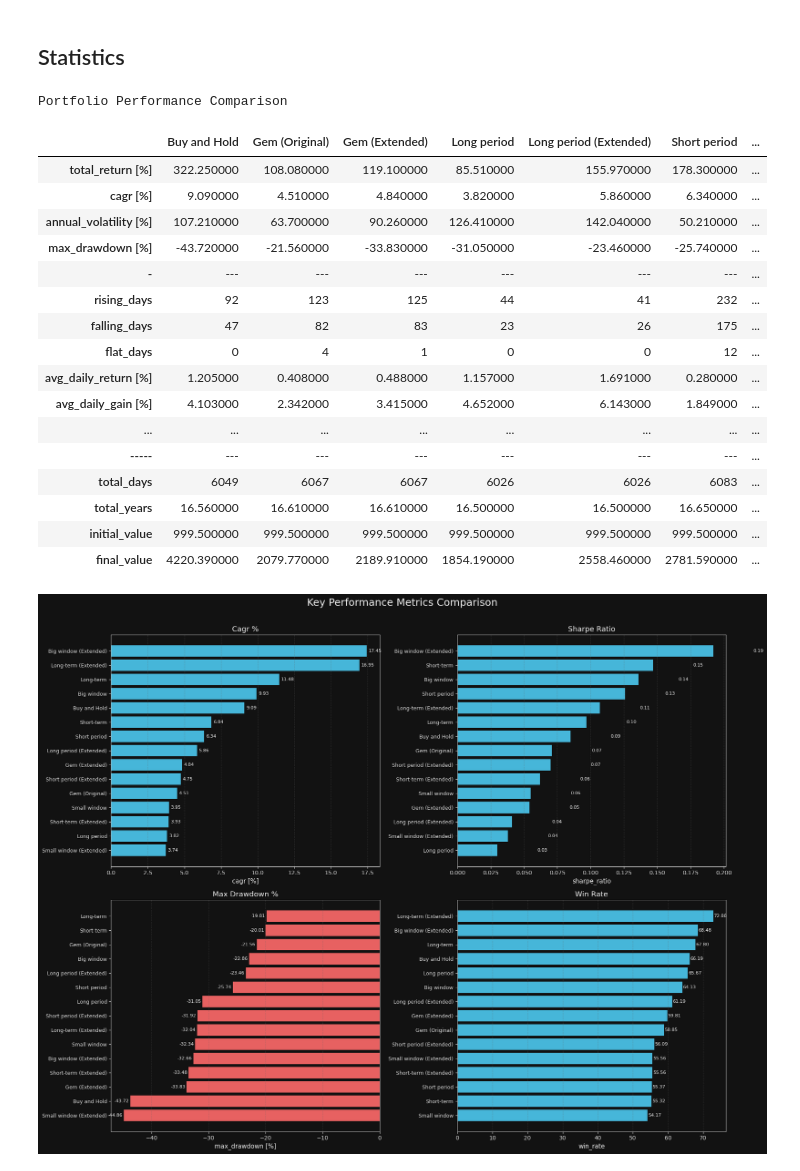
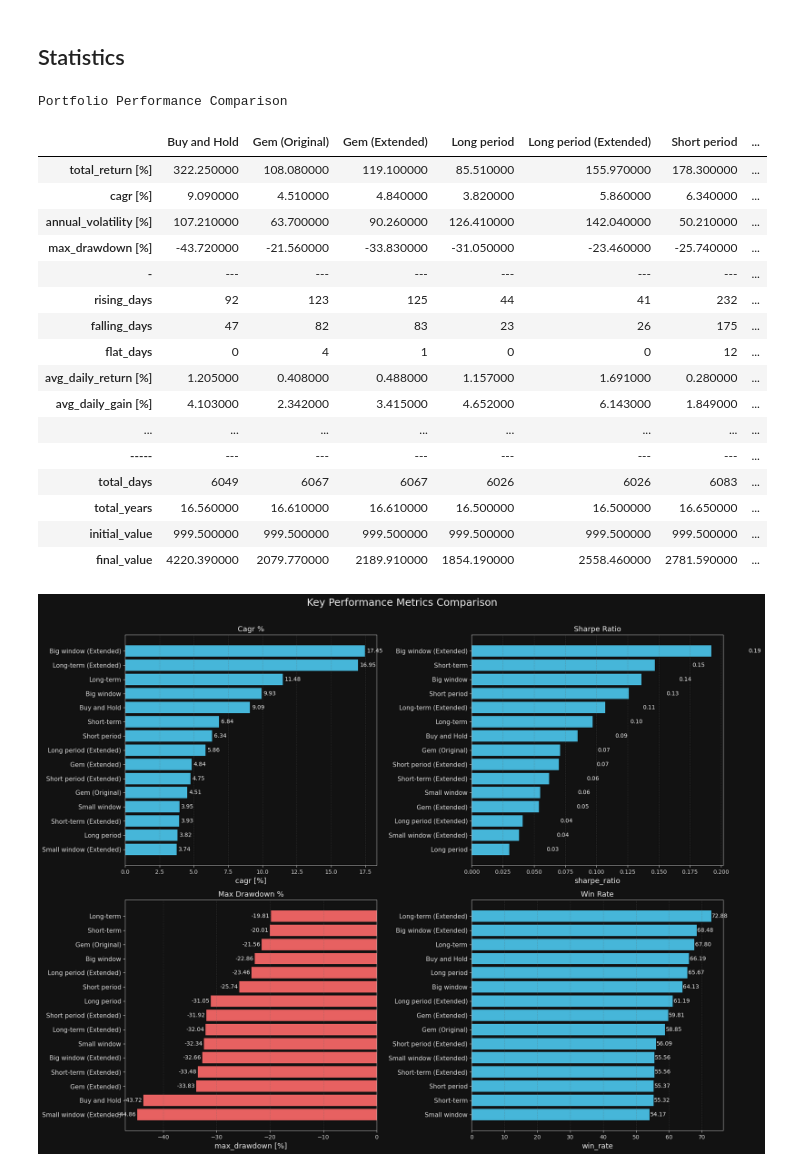
Before and after one commit to Azalurg/stock-market-research, a Jupyter notebook: 01_gem.ipynb, the cells around one changed output. Saved outputs shown, nothing was run; the diff lists cells and outputs as text; code cells hidden in the pictures.

```diff
--- a/01_gem.ipynb
+++ b/01_gem.ipynb
@@ -984,8 +846,8 @@ for i, metric in enumerate(key_metrics):
 
     bars = ax.barh(labels, values.values, color=colors, alpha=0.9)
     ax.set_title(metric.replace("[%]", "%").replace("_", " ").title(), fontsize=13)
-    ax.set_xlabel(metric, fontsize=11)
-    ax.tick_params(axis="y", labelsize=9)
+    ax.set_xlabel(metric, fontsize=13)
+    ax.tick_params(axis="y", labelsize=11)
     ax.grid(axis="x", linestyle="--", alpha=0.35)
 
     value_range = max(values.values) - min(values.values)
@@ -994,9 +856,9 @@ for i, metric in enumerate(key_metrics):
     for bar, v in zip(bars, values.values):
         y_pos = bar.get_y() + bar.get_height() / 2
         if v >= 0:
-            ax.text(v + x_pad, y_pos, f"{v:.2f}", va="center", fontsize=8)
+            ax.text(v + x_pad, y_pos, f"{v:.2f}", va="center", fontsize=10)
         else:
-            ax.text(v - x_pad, y_pos, f"{v:.2f}", va="center", ha="right", fontsize=8)
+            ax.text(v - x_pad, y_pos, f"{v:.2f}", va="center", ha="right", fontsize=10)
 
 plt.tight_layout(rect=[0, 0, 1, 0.97])
 plt.show()
@@ -1043,32 +905,32 @@ for i, txt in enumerate(labels):
         fontsize=11,
         bbox=dict(
             boxstyle="round,pad=0.15", facecolor="#1e1e1e", alpha=0.6, edgecolor="none"
         ),
     )
 
 ax.grid(True, alpha=0.3)
 plt.tight_layout()
 if SAVE_PLOTS:
     plt.savefig("risk_return_scatter.png", dpi=600, bbox_inches="tight")
 plt.show()
 # %% [output]
 Portfolio Performance Comparison
 |  | Buy and Hold | Gem (Original) | Gem (Extended) | Long period | Long period (Extended) | Short period | ... |
 | total_return [%] | 322.250000 | 108.080000 | 119.100000 | 85.510000 | 155.970000 | 178.300000 | ... |
 | cagr [%] | 9.090000 | 4.510000 | 4.840000 | 3.820000 | 5.860000 | 6.340000 | ... |
 | annual_volatility [%] | 107.210000 | 63.700000 | 90.260000 | 126.410000 | 142.040000 | 50.210000 | ... |
 | max_drawdown [%] | -43.720000 | -21.560000 | -33.830000 | -31.050000 | -23.460000 | -25.740000 | ... |
 | - | --- | --- | --- | --- | --- | --- | ... |
 | rising_days | 92 | 123 | 125 | 44 | 41 | 232 | ... |
 | falling_days | 47 | 82 | 83 | 23 | 26 | 175 | ... |
 | flat_days | 0 | 4 | 1 | 0 | 0 | 12 | ... |
 | avg_daily_return [%] | 1.205000 | 0.408000 | 0.488000 | 1.157000 | 1.691000 | 0.280000 | ... |
 | avg_daily_gain [%] | 4.103000 | 2.342000 | 3.415000 | 4.652000 | 6.143000 | 1.849000 | ... |
 | ... | ... | ... | ... | ... | ... | ... | ... |
 | ----- | --- | --- | --- | --- | --- | --- | ... |
 | total_days | 6049 | 6067 | 6067 | 6026 | 6026 | 6083 | ... |
 | total_years | 16.560000 | 16.610000 | 16.610000 | 16.500000 | 16.500000 | 16.650000 | ... |
 | initial_value | 999.500000 | 999.500000 | 999.500000 | 999.500000 | 999.500000 | 999.500000 | ... |
 | final_value | 4220.390000 | 2079.770000 | 2189.910000 | 1854.190000 | 2558.460000 | 2781.590000 | ... |
-[figure, old version]
+[figure, new version]
 [figure]
```
Also changed, not shown: parts of 17 cells of this notebook, 2 other files.
